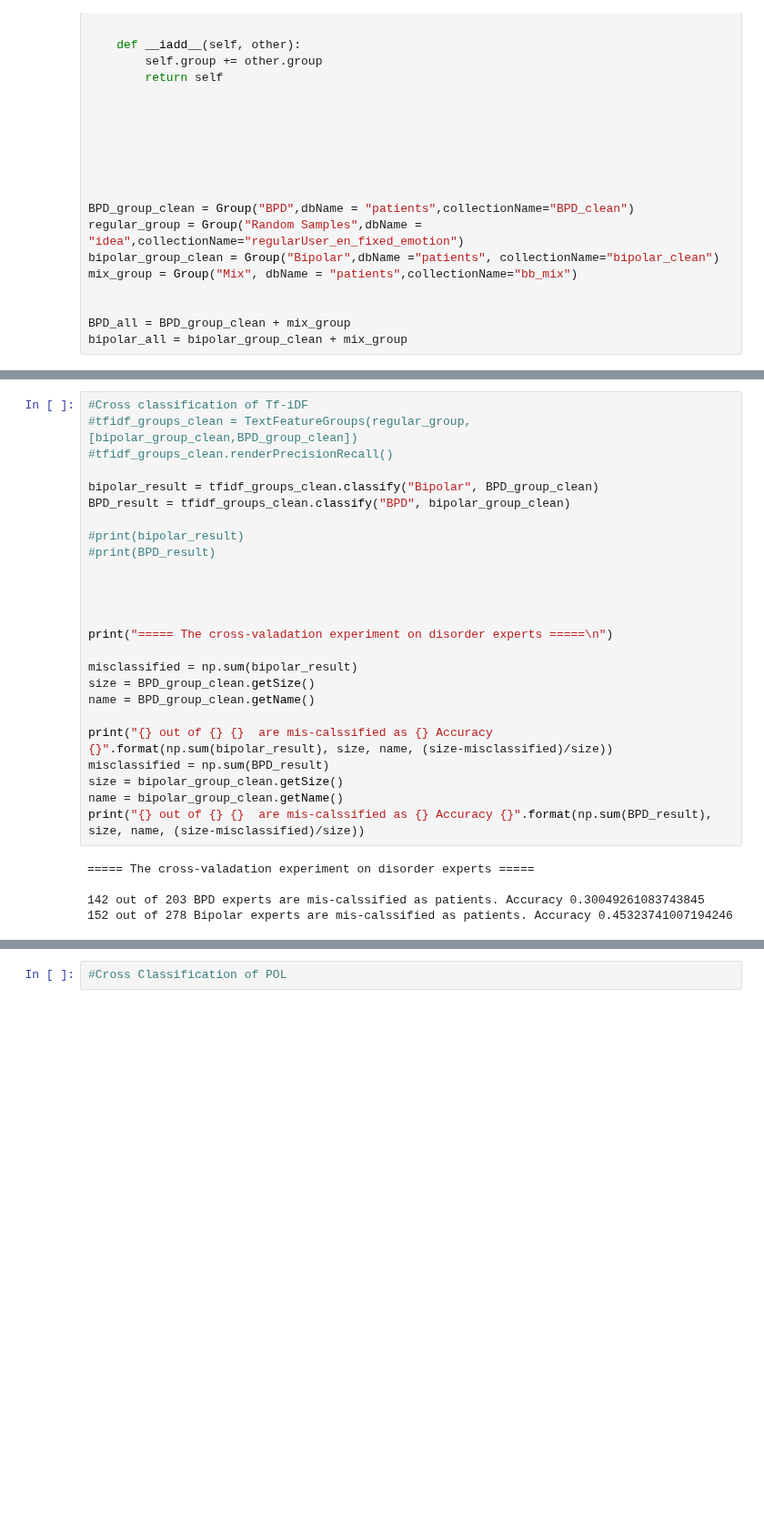
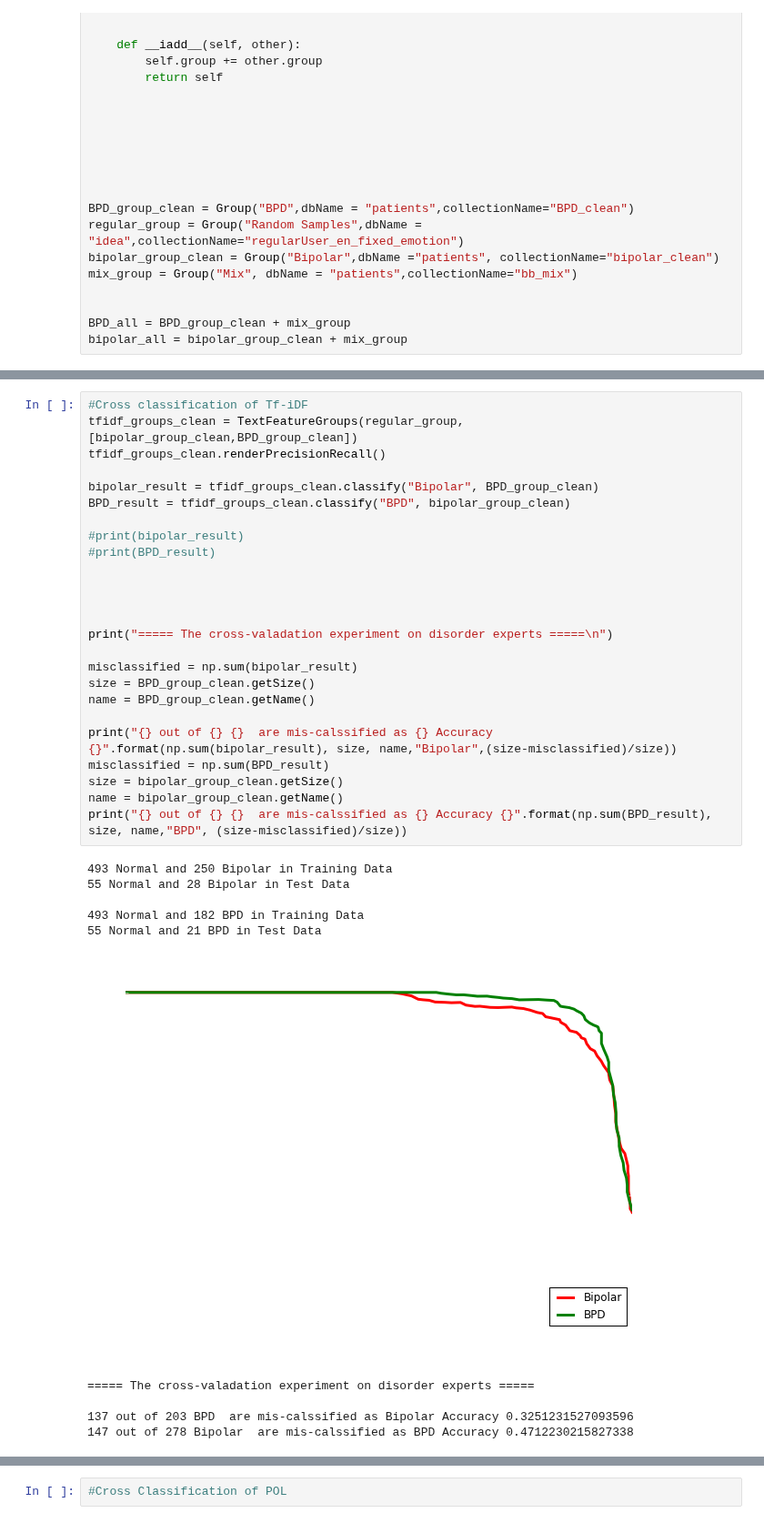
Before and after one commit to omarsar/midas_api, a Jupyter notebook: 4_prediction_visualization/prediction_evaluation.ipynb, the cells around one changed output, grey strips where cells are left out. Shown at 91% size. Saved outputs shown, nothing was run; the diff lists cells and outputs as text; blank space fills up the shorter version.

```diff
--- a/4_prediction_visualization/prediction_evaluation.ipynb
+++ b/4_prediction_visualization/prediction_evaluation.ipynb
@@ -360,33 +364,39 @@ print("{} out of {} {} experts are mis-calssified as patients. Accuracy {}".form
 # %%
 #Cross classification of Tf-iDF
-#tfidf_groups_clean = TextFeatureGroups(regular_group, [bipolar_group_clean,BPD_group_clean])
-#tfidf_groups_clean.renderPrecisionRecall()
+tfidf_groups_clean = TextFeatureGroups(regular_group, [bipolar_group_clean,BPD_group_clean])
+tfidf_groups_clean.renderPrecisionRecall()
 
 bipolar_result = tfidf_groups_clean.classify("Bipolar", BPD_group_clean)
 BPD_result = tfidf_groups_clean.classify("BPD", bipolar_group_clean)
 
 #print(bipolar_result)
 #print(BPD_result)
 
 
 
 
 print("===== The cross-valadation experiment on disorder experts =====\n")
 
 misclassified = np.sum(bipolar_result)
 size = BPD_group_clean.getSize()
 name = BPD_group_clean.getName()
 
-print("{} out of {} {}  are mis-calssified as {} Accuracy {}".format(np.sum(bipolar_result), size, name, (size-misclassified)/size))
+print("{} out of {} {}  are mis-calssified as {} Accuracy {}".format(np.sum(bipolar_result), size, name,"Bipolar",(size-misclassified)/size))
 misclassified = np.sum(BPD_result)
 size = bipolar_group_clean.getSize()
 name = bipolar_group_clean.getName()
-print("{} out of {} {}  are mis-calssified as {} Accuracy {}".format(np.sum(BPD_result), size, name, (size-misclassified)/size))
+print("{} out of {} {}  are mis-calssified as {} Accuracy {}".format(np.sum(BPD_result), size, name,"BPD", (size-misclassified)/size))
 # %% [output]
-===== The cross-valadation experiment on disorder experts =====
+493 Normal and 250 Bipolar in Training Data
+55 Normal and 28 Bipolar in Test Data
 
-142 out of 203 BPD experts are mis-calssified as patients. Accuracy 0.30049261083743845
-152 out of 278 Bipolar experts are mis-calssified as patients. Accuracy 0.45323741007194246
+493 Normal and 182 BPD in Training Data
+55 Normal and 21 BPD in Test Data
+[figure, added]
+===== The cross-valadation experiment on disorder experts =====
+
+137 out of 203 BPD  are mis-calssified as Bipolar Accuracy 0.3251231527093596
+147 out of 278 Bipolar  are mis-calssified as BPD Accuracy 0.4712230215827338
 # %%
 #Individual pattern of life feature performance
 
```
Also changed, not shown: parts of 18 cells of this notebook, 5 other files.
